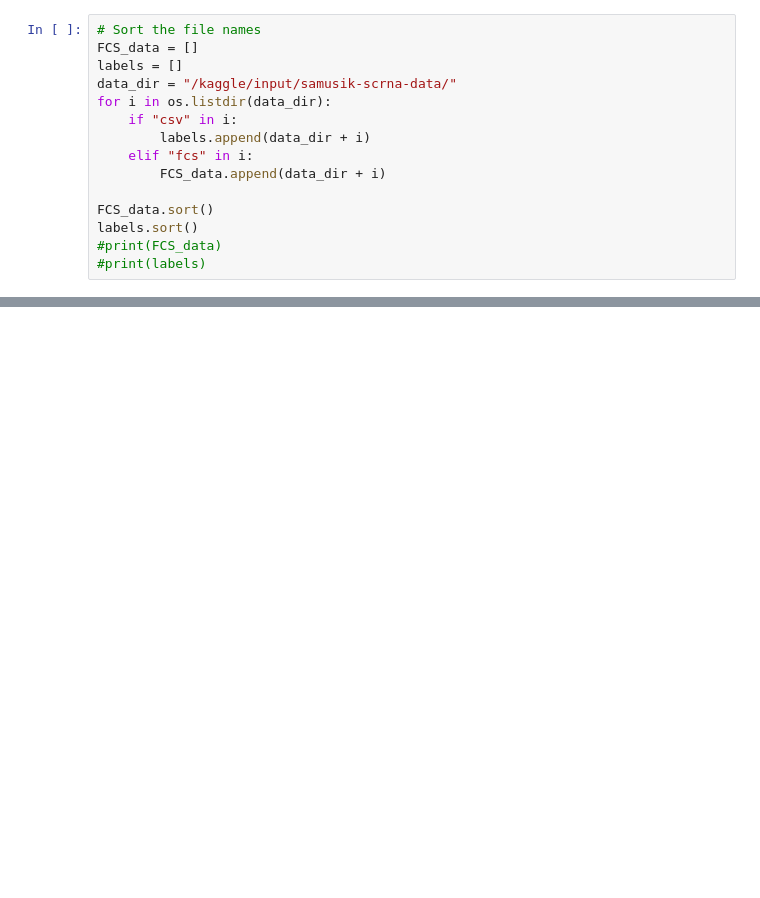
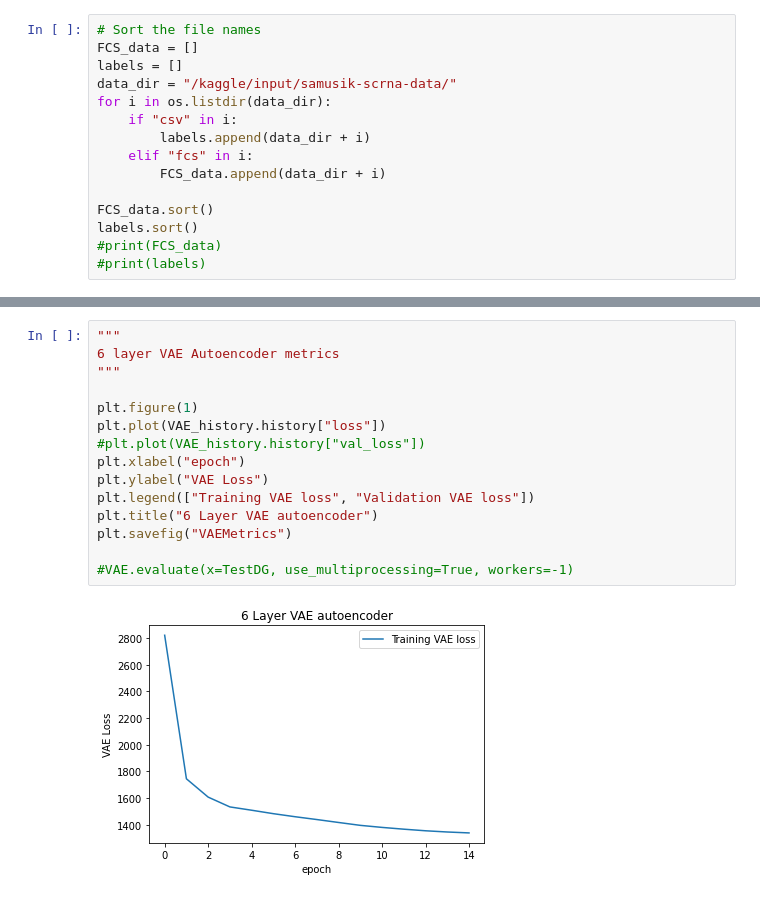
Before and after one commit to robbywaxman/GDAFinalProject, a Jupyter notebook: autoencoders-for-scrna-nonlinear-embeddings.ipynb, the cells around one changed output, grey strips where cells are left out. Cells and saved outputs as stored; diff of their text form; blank space fills up the shorter version.

```diff
--- a/autoencoders-for-scrna-nonlinear-embeddings.ipynb
+++ b/autoencoders-for-scrna-nonlinear-embeddings.ipynb
@@ -346,0 +432,17 @@ Build a variational auto encoder
+# %%
+"""
+6 layer VAE Autoencoder metrics
+"""
+
+plt.figure(1)
+plt.plot(VAE_history.history["loss"])
+#plt.plot(VAE_history.history["val_loss"])
+plt.xlabel("epoch")
+plt.ylabel("VAE Loss")
+plt.legend(["Training VAE loss", "Validation VAE loss"])
+plt.title("6 Layer VAE autoencoder")
+plt.savefig("VAEMetrics")
+
+#VAE.evaluate(x=TestDG, use_multiprocessing=True, workers=-1)
+# %% [output]
+[figure, added]
```
Also changed, not shown: parts of 16 cells of this notebook, 11 other files.
